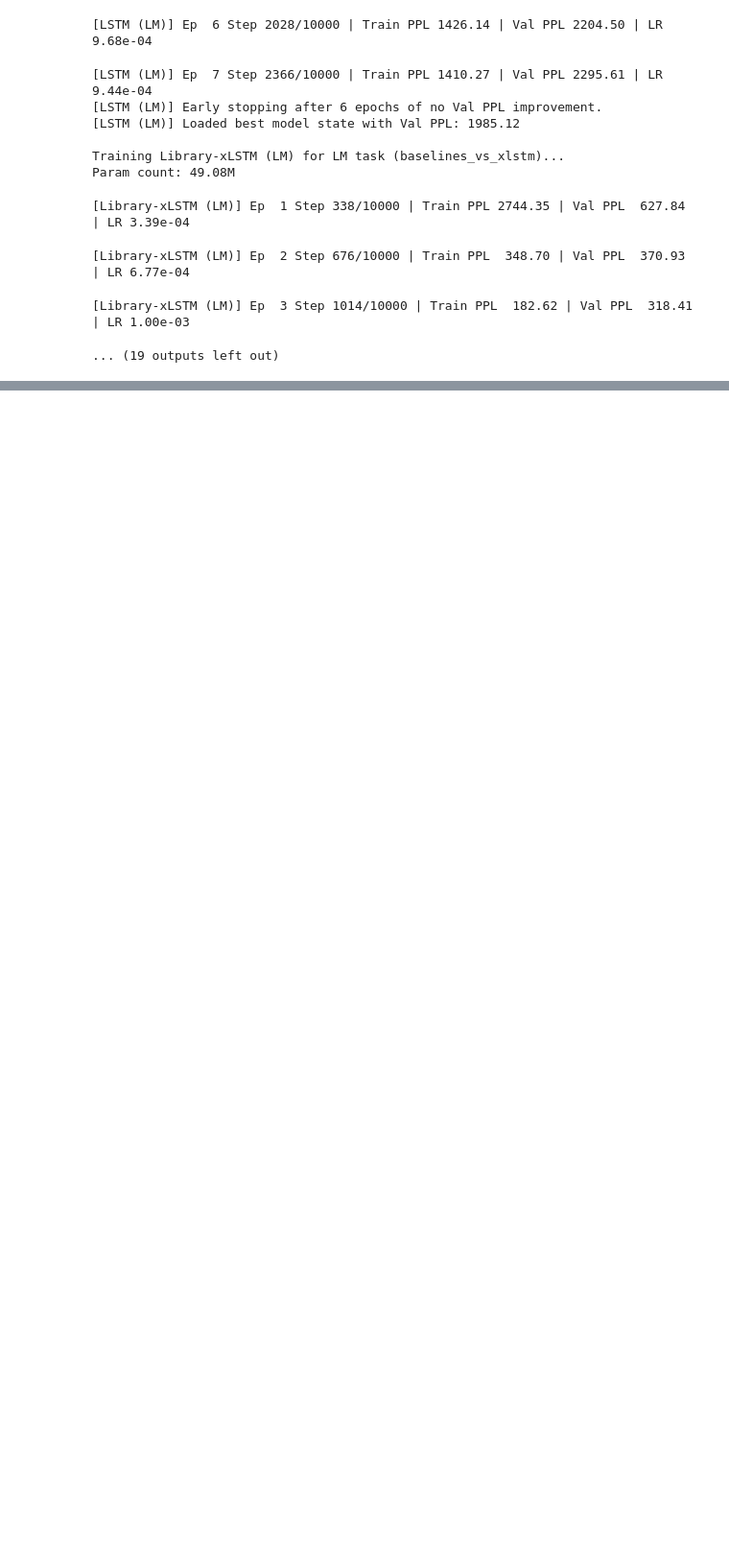
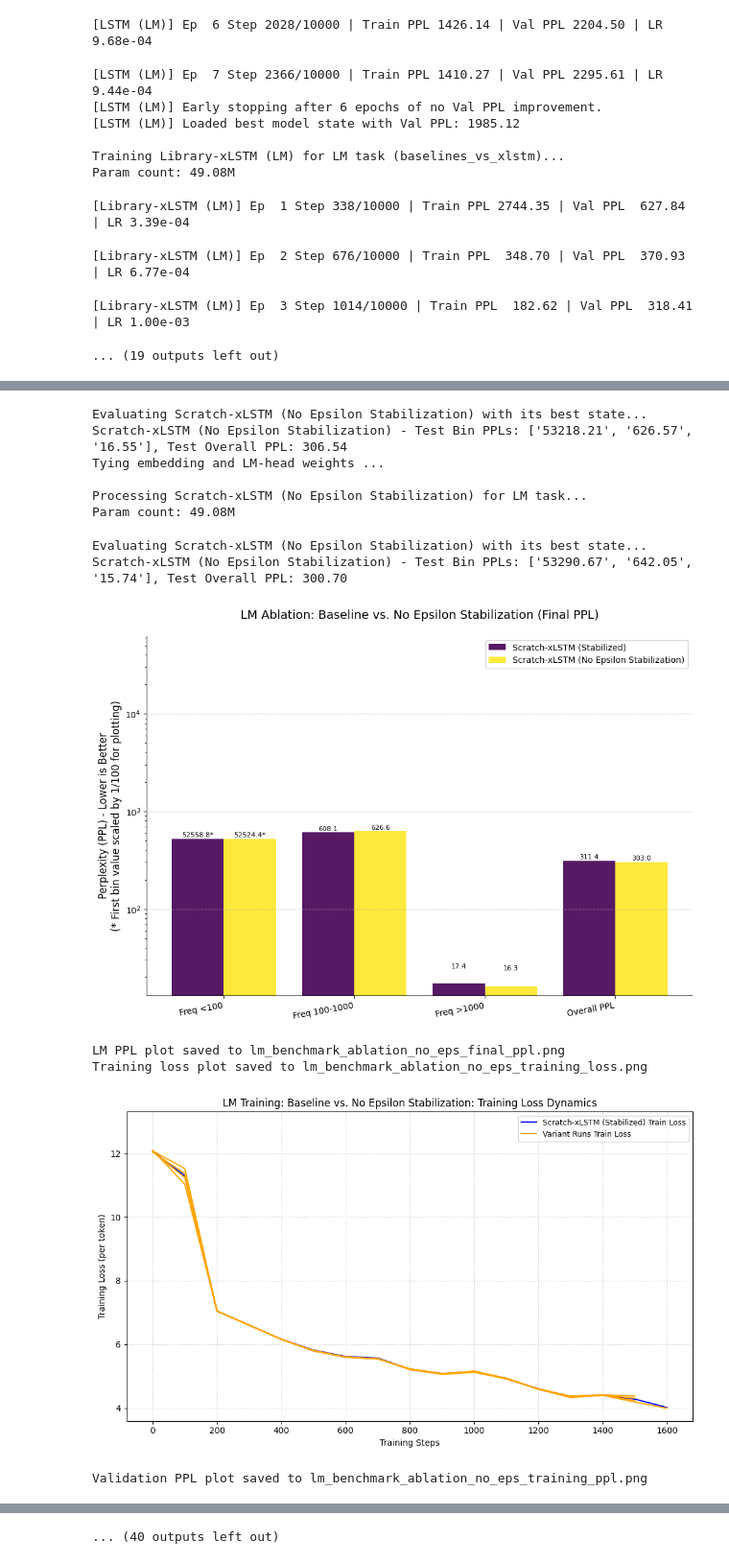
Before and after one commit to Zeromeam/xlstm_project, a Jupyter notebook: main.ipynb, the cells around one changed output, grey strips where cells are left out. Shown at 96% size. Cells and saved outputs as stored; diff of their text form; code cells hidden in the pictures; blank space fills up the shorter version.

Commit message:
add ablation

```diff
--- a/main.ipynb
+++ b/main.ipynb
@@ -179,3 +175,37 @@ Param count: 49.08M
 [Library-xLSTM (LM)] Ep  2 Step 676/10000 | Train PPL  348.70 | Val PPL  370.93 | LR 6.77e-04
 [Library-xLSTM (LM)] Ep  3 Step 1014/10000 | Train PPL  182.62 | Val PPL  318.41 | LR 1.00e-03
 ... (19 outputs left out)
+# %%
+
+print("\n========================================================================")
+print("LM STABILIZATION ABLATION BENCHMARK COMPLETED")
+print("Summary of Final PPL Results (Format: [Bin1, Bin2, ..., Overall PPL]):")
+print("Detailed plots (final PPLs and training dynamics) and a JSON summary have been saved to files.")
+print("========================================================================")
+lm_ablation_results = run_lm_benchmark(device_str=DEVICE_STR, benchmark_type="lm_stabilization_ablation")
+
+if lm_ablation_results:
+    for model_name, ppls in lm_ablation_results.items():
+        if isinstance(ppls, (list, tuple)):
+            ppl_strs = []
+            for p_val in ppls:
+                if p_val is None: # Should ideally not happen if training history always returns valid structure
+                    ppl_strs.append('N/A (No PPL data)')
+                elif np.isinf(p_val):
+                    ppl_strs.append('Inf')
+                elif np.isnan(p_val):
+                    ppl_strs.append('NaN (Failed/Unstable)')
+                else:
+                    ppl_strs.append(f'{p_val:.2f}')
+            print(f"{model_name}: {ppl_strs}")
+        else:
+            # This case should ideally not be hit if _train_and_eval_model always returns a list for PPLs
+            print(f"{model_name}: {ppls} (Unexpected result format)")
+else:
+    print("LM Stabilization Ablation Benchmark did not produce a summary of results (or all models, including baseline, failed).")
+
+print("\nCheck the output files in your working directory for:")
+print("- lm_benchmark_stabilization_ablation_results.json (overall PPL summary)")
+print("- lm_benchmark_ablation_<suffix>_final_ppl.png (for each stabilization test)")
+print("- lm_benchmark_ablation_<suffix>_training.png (for each stabilization test)")
+# %% [output]
@@ -181,0 +245,13 @@ Param count: 49.08M
+Evaluating Scratch-xLSTM (No Epsilon Stabilization) with its best state...
+Scratch-xLSTM (No Epsilon Stabilization) - Test Bin PPLs: ['53218.21', '626.57', '16.55'], Test Overall PPL: 306.54
+Tying embedding and LM‑head weights ...
+
+Processing Scratch-xLSTM (No Epsilon Stabilization) for LM task...
+Param count: 49.08M
+Evaluating Scratch-xLSTM (No Epsilon Stabilization) with its best state...
+Scratch-xLSTM (No Epsilon Stabilization) - Test Bin PPLs: ['53290.67', '642.05', '15.74'], Test Overall PPL: 300.70
+[figure, added]
+LM PPL plot saved to lm_benchmark_ablation_no_eps_final_ppl.png
+Training loss plot saved to lm_benchmark_ablation_no_eps_training_loss.png
+[figure, added]
+Validation PPL plot saved to lm_benchmark_ablation_no_eps_training_ppl.png
@@ -181,0 +263 @@ Param count: 49.08M
+... (40 outputs left out)
```
Also changed, not shown: parts of 3 cells of this notebook, 16 other files.
